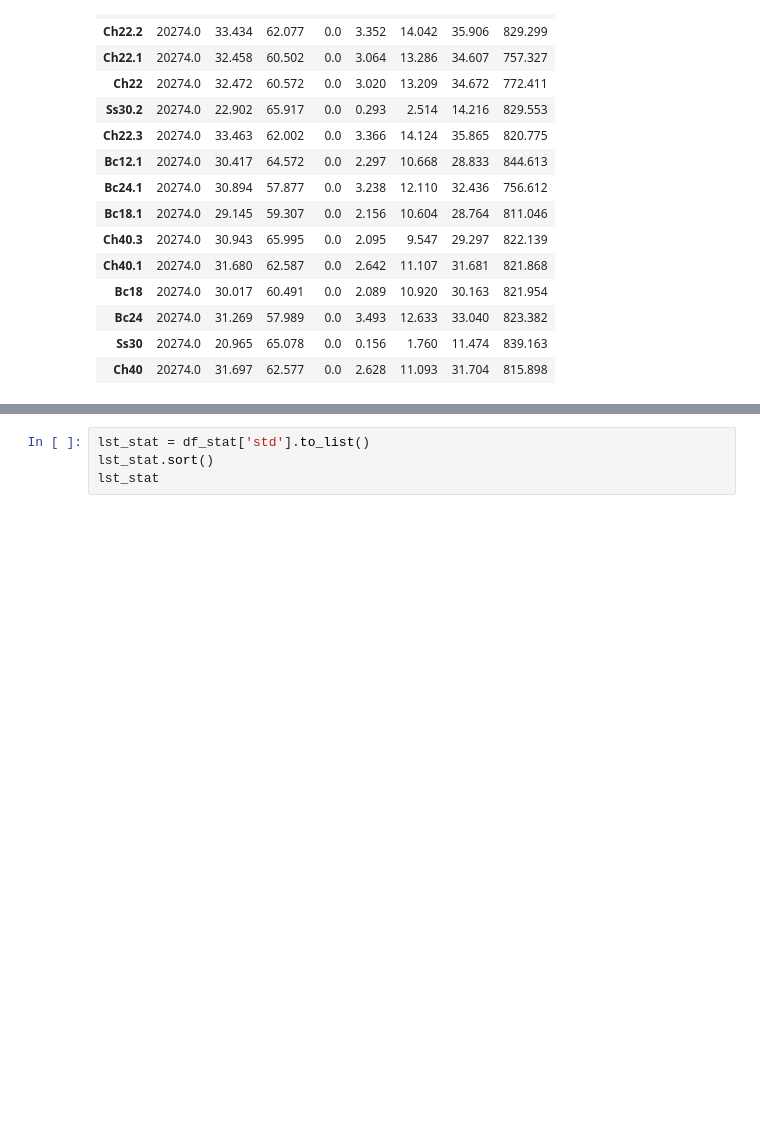
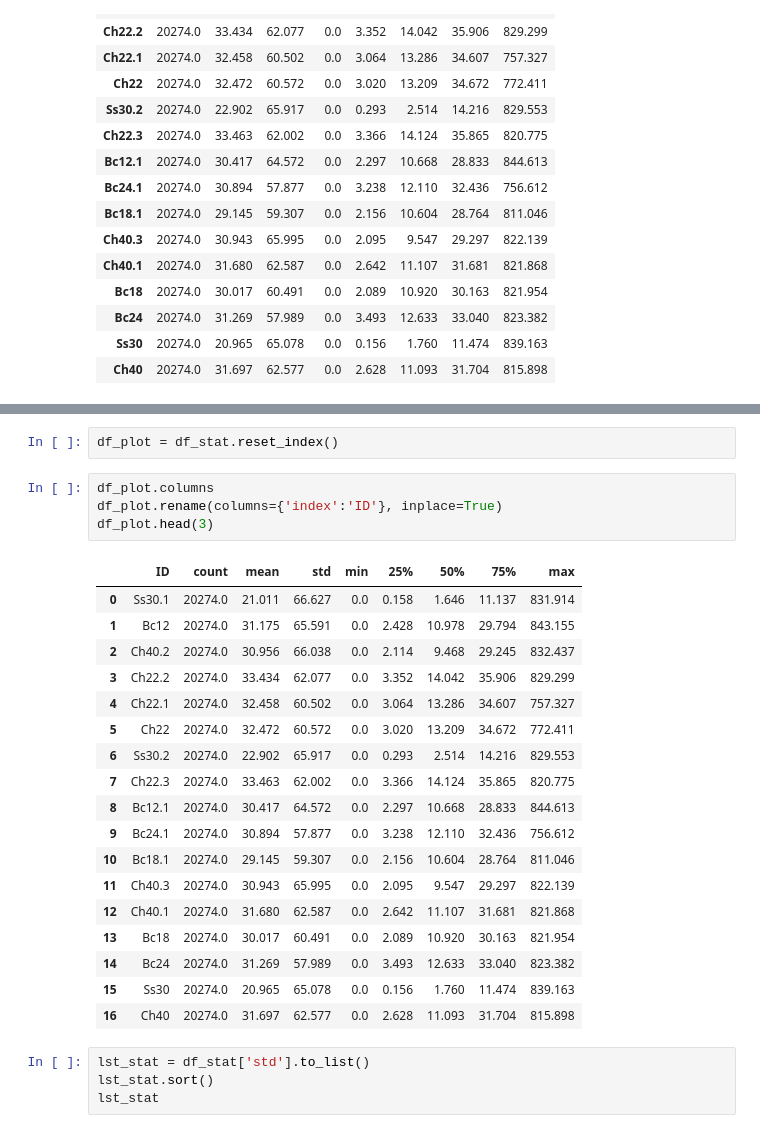
Before and after one commit to cyntsc/meta-analisis-athal, a Jupyter notebook: notebooks/3_Step3_TPM_standardization.ipynb, the cells around one changed output, grey strips where cells are left out. Saved outputs shown, nothing was run; the diff lists cells and outputs as text; blank space fills up the shorter version.

```diff
--- a/notebooks/3_Step3_TPM_standardization.ipynb
+++ b/notebooks/3_Step3_TPM_standardization.ipynb
@@ -840,3 +828,28 @@ df_stat = df1.describe().T
+# %%
+df_plot = df_stat.reset_index()
+# %%
+df_plot.columns
+df_plot.rename(columns={'index':'ID'}, inplace=True)
+df_plot.head(3)
+# %% [output]
+|  | ID | count | mean | std | min | 25% | 50% | 75% | max |
+| 0 | Ss30.1 | 20274.0 | 21.011 | 66.627 | 0.0 | 0.158 | 1.646 | 11.137 | 831.914 |
+| 1 | Bc12 | 20274.0 | 31.175 | 65.591 | 0.0 | 2.428 | 10.978 | 29.794 | 843.155 |
+| 2 | Ch40.2 | 20274.0 | 30.956 | 66.038 | 0.0 | 2.114 | 9.468 | 29.245 | 832.437 |
+| 3 | Ch22.2 | 20274.0 | 33.434 | 62.077 | 0.0 | 3.352 | 14.042 | 35.906 | 829.299 |
+| 4 | Ch22.1 | 20274.0 | 32.458 | 60.502 | 0.0 | 3.064 | 13.286 | 34.607 | 757.327 |
+| 5 | Ch22 | 20274.0 | 32.472 | 60.572 | 0.0 | 3.020 | 13.209 | 34.672 | 772.411 |
+| 6 | Ss30.2 | 20274.0 | 22.902 | 65.917 | 0.0 | 0.293 | 2.514 | 14.216 | 829.553 |
+| 7 | Ch22.3 | 20274.0 | 33.463 | 62.002 | 0.0 | 3.366 | 14.124 | 35.865 | 820.775 |
+| 8 | Bc12.1 | 20274.0 | 30.417 | 64.572 | 0.0 | 2.297 | 10.668 | 28.833 | 844.613 |
+| 9 | Bc24.1 | 20274.0 | 30.894 | 57.877 | 0.0 | 3.238 | 12.110 | 32.436 | 756.612 |
+| 10 | Bc18.1 | 20274.0 | 29.145 | 59.307 | 0.0 | 2.156 | 10.604 | 28.764 | 811.046 |
+| 11 | Ch40.3 | 20274.0 | 30.943 | 65.995 | 0.0 | 2.095 | 9.547 | 29.297 | 822.139 |
+| 12 | Ch40.1 | 20274.0 | 31.680 | 62.587 | 0.0 | 2.642 | 11.107 | 31.681 | 821.868 |
+| 13 | Bc18 | 20274.0 | 30.017 | 60.491 | 0.0 | 2.089 | 10.920 | 30.163 | 821.954 |
+| 14 | Bc24 | 20274.0 | 31.269 | 57.989 | 0.0 | 3.493 | 12.633 | 33.040 | 823.382 |
+| 15 | Ss30 | 20274.0 | 20.965 | 65.078 | 0.0 | 0.156 | 1.760 | 11.474 | 839.163 |
+| 16 | Ch40 | 20274.0 | 31.697 | 62.577 | 0.0 | 2.628 | 11.093 | 31.704 | 815.898 |
 # %%
 lst_stat = df_stat['std'].to_list()
 lst_stat.sort()
```
Also changed, not shown: parts of 23 cells of this notebook, 5 other files.
